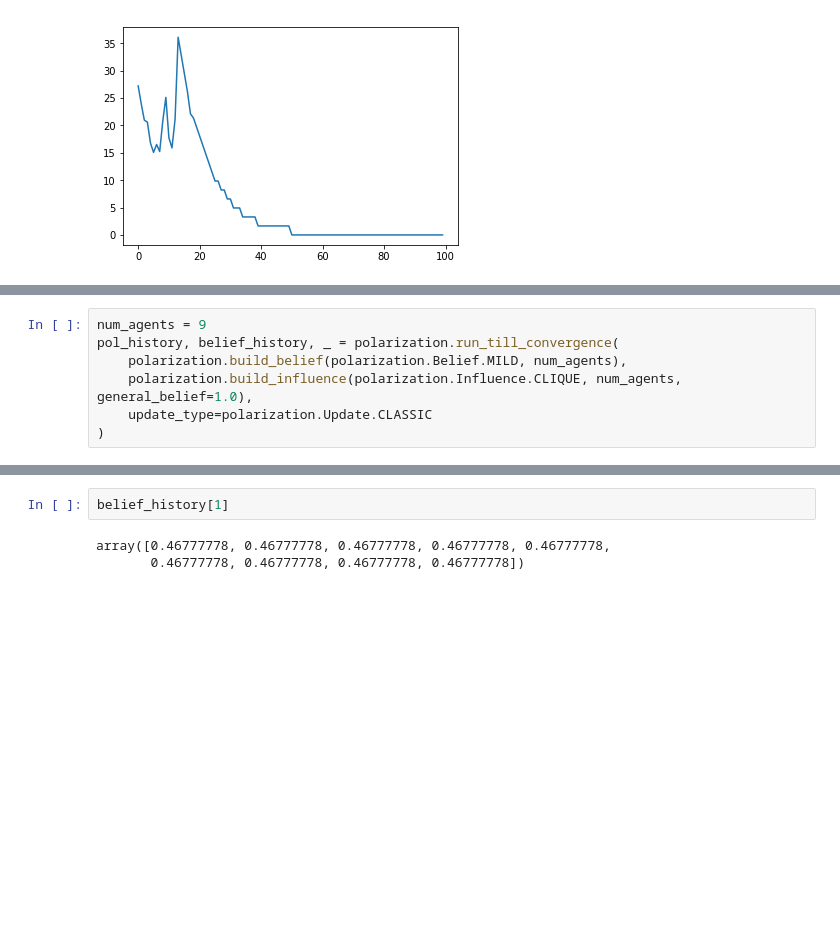
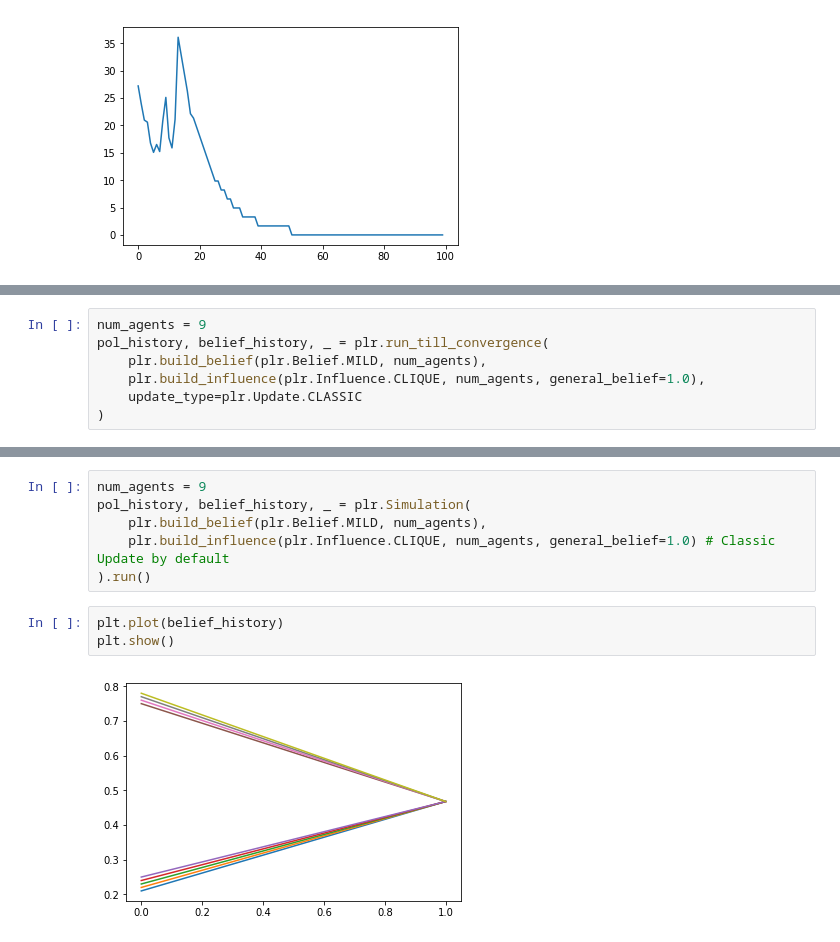
Before and after one commit to Sirquini/Polarization, a Jupyter notebook: New Simulations.ipynb, the cells around one changed output, grey strips where cells are left out. Drawn from its saved outputs; the diff is of its cells as text; blank space fills up the shorter version.

```diff
--- a/New Simulations.ipynb
+++ b/New Simulations.ipynb
@@ -164,8 +165,8 @@ plt.show()
 # %%
 num_agents = 9
-pol_history, belief_history, _ = polarization.run_till_convergence(
-    polarization.build_belief(polarization.Belief.MILD, num_agents),
-    polarization.build_influence(polarization.Influence.CLIQUE, num_agents, general_belief=1.0),
-    update_type=polarization.Update.CLASSIC
+pol_history, belief_history, _ = plr.run_till_convergence(
+    plr.build_belief(plr.Belief.MILD, num_agents),
+    plr.build_influence(plr.Influence.CLIQUE, num_agents, general_belief=1.0),
+    update_type=plr.Update.CLASSIC
 )
 # %%
@@ -173,8 +174,14 @@ plt.plot(belief_history[:3])
 plt.show()
 # %% [output]
 [figure]
-# %%
-belief_history[1]
-# %% [output]
-array([0.46777778, 0.46777778, 0.46777778, 0.46777778, 0.46777778,
-       0.46777778, 0.46777778, 0.46777778, 0.46777778])
+# %%
+num_agents = 9
+pol_history, belief_history, _ = plr.Simulation(
+    plr.build_belief(plr.Belief.MILD, num_agents),
+    plr.build_influence(plr.Influence.CLIQUE, num_agents, general_belief=1.0) # Classic Update by default
+).run()
+# %%
+plt.plot(belief_history)
+plt.show()
+# %% [output]
+[figure, added]
```
Also changed, not shown: parts of 12 cells of this notebook.
